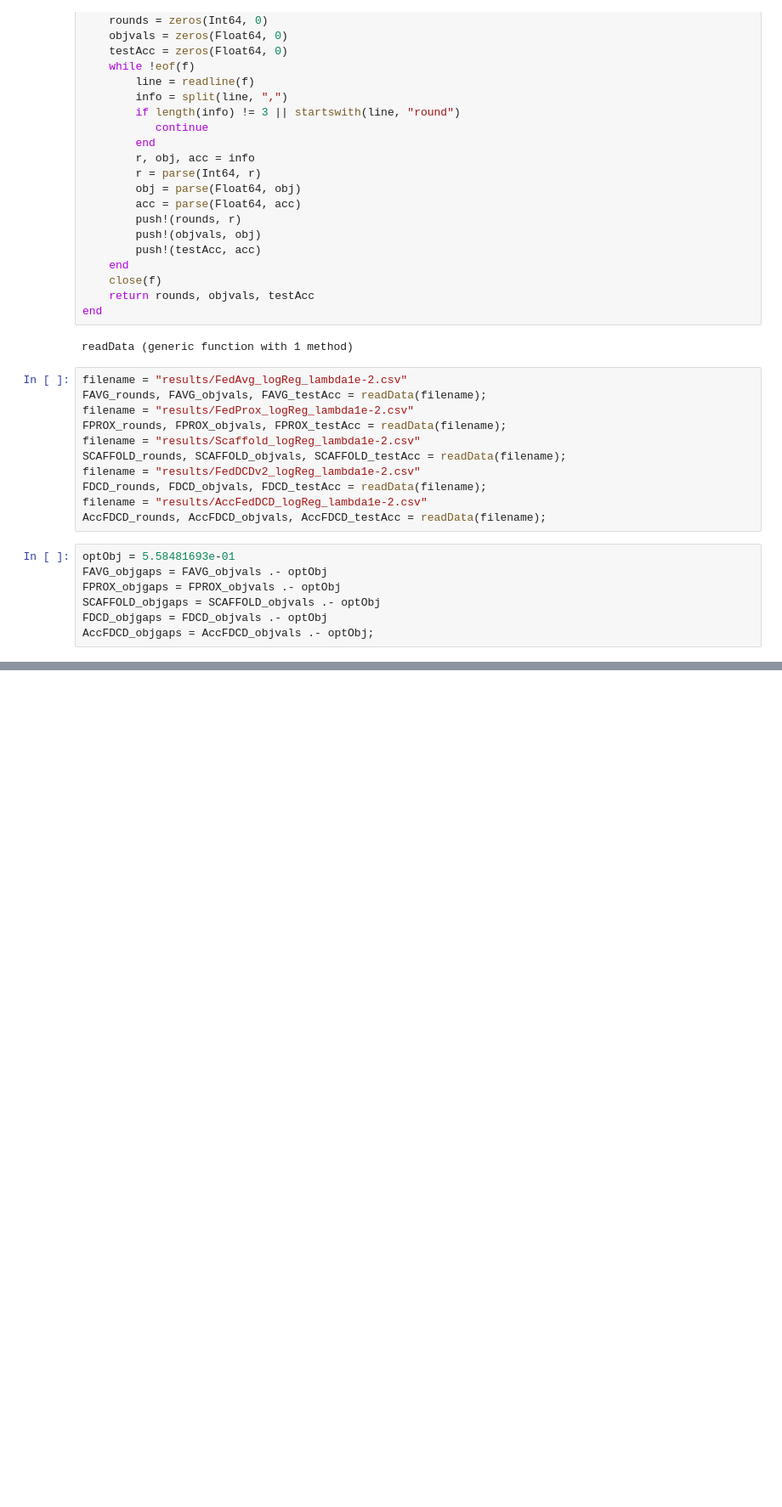
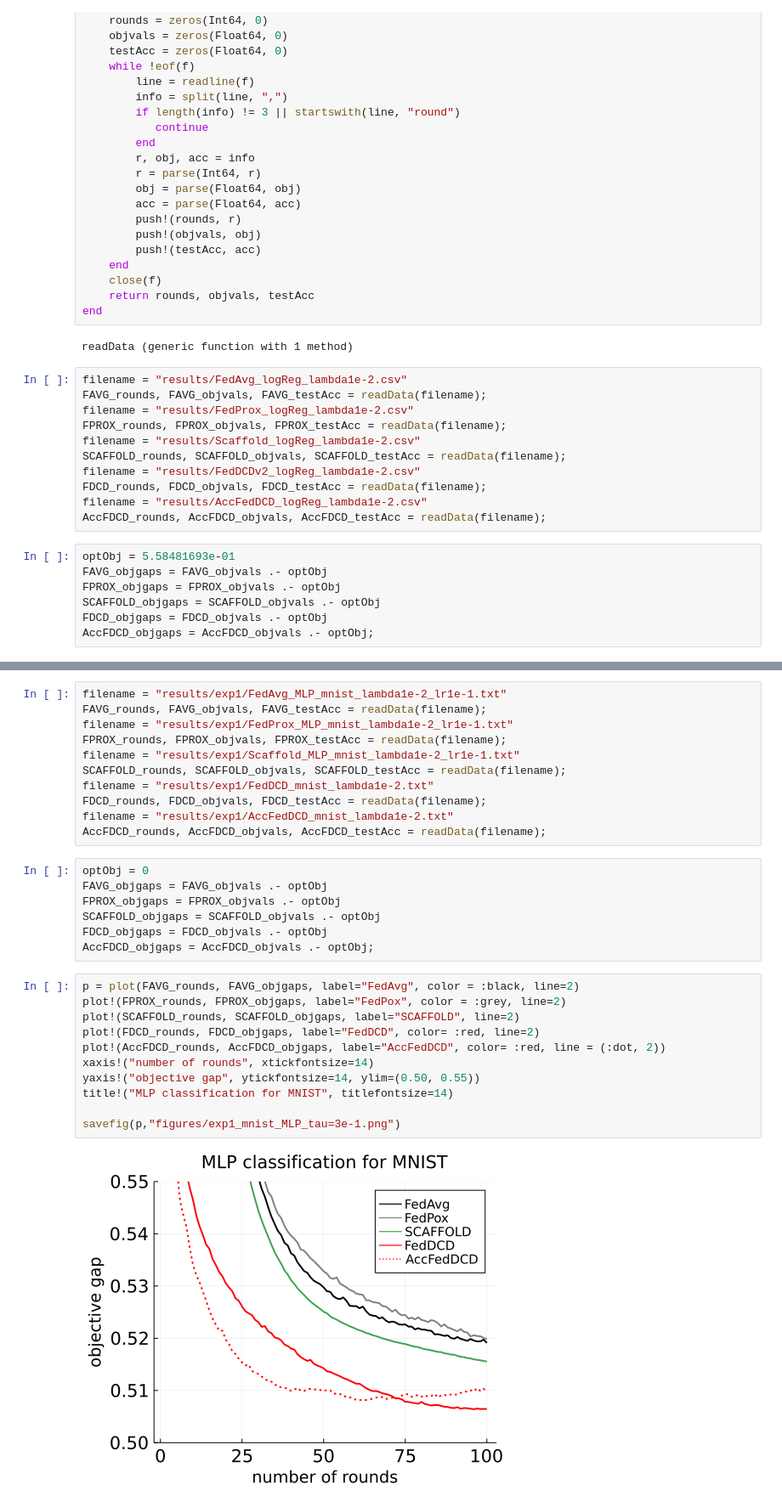
Before and after one commit to zhenanf/FedDCD.jl, a Jupyter notebook: plot.ipynb, the cells around one changed output, grey strips where cells are left out. Shown at 85% size. Saved outputs shown, nothing was run; the diff lists cells and outputs as text; blank space fills up the shorter version.

Commit message:
update figures

```diff
--- a/plot.ipynb
+++ b/plot.ipynb
@@ -62,0 +98,31 @@ optObj = 1.25640560e+00
+# %%
+filename = "results/exp1/FedAvg_MLP_mnist_lambda1e-2_lr1e-1.txt"
+FAVG_rounds, FAVG_objvals, FAVG_testAcc = readData(filename);
+filename = "results/exp1/FedProx_MLP_mnist_lambda1e-2_lr1e-1.txt"
+FPROX_rounds, FPROX_objvals, FPROX_testAcc = readData(filename);
+filename = "results/exp1/Scaffold_MLP_mnist_lambda1e-2_lr1e-1.txt"
+SCAFFOLD_rounds, SCAFFOLD_objvals, SCAFFOLD_testAcc = readData(filename);
+filename = "results/exp1/FedDCD_mnist_lambda1e-2.txt"
+FDCD_rounds, FDCD_objvals, FDCD_testAcc = readData(filename);
+filename = "results/exp1/AccFedDCD_mnist_lambda1e-2.txt"
+AccFDCD_rounds, AccFDCD_objvals, AccFDCD_testAcc = readData(filename);
+# %%
+optObj = 0
+FAVG_objgaps = FAVG_objvals .- optObj
+FPROX_objgaps = FPROX_objvals .- optObj
+SCAFFOLD_objgaps = SCAFFOLD_objvals .- optObj
+FDCD_objgaps = FDCD_objvals .- optObj
+AccFDCD_objgaps = AccFDCD_objvals .- optObj;
+# %%
+p = plot(FAVG_rounds, FAVG_objgaps, label="FedAvg", color = :black, line=2)
+plot!(FPROX_rounds, FPROX_objgaps, label="FedPox", color = :grey, line=2)
+plot!(SCAFFOLD_rounds, SCAFFOLD_objgaps, label="SCAFFOLD", line=2)
+plot!(FDCD_rounds, FDCD_objgaps, label="FedDCD", color= :red, line=2)
+plot!(AccFDCD_rounds, AccFDCD_objgaps, label="AccFedDCD", color= :red, line = (:dot, 2))
+xaxis!("number of rounds", xtickfontsize=14)
+yaxis!("objective gap", ytickfontsize=14, ylim=(0.50, 0.55))
+title!("MLP classification for MNIST", titlefontsize=14)
+
+savefig(p,"figures/exp1_mnist_MLP_tau=3e-1.png")
+# %% [output]
+[figure, added]
```
Also changed, not shown: parts of 6 cells of this notebook, 5 other files.
